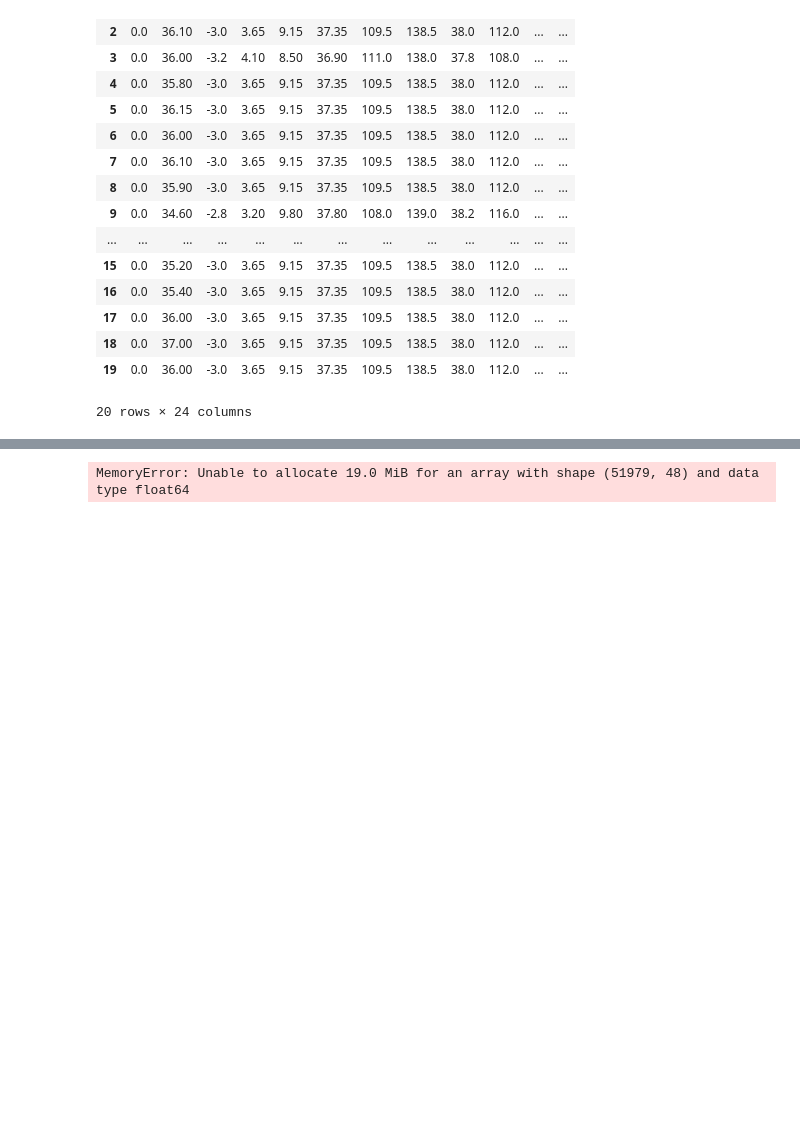
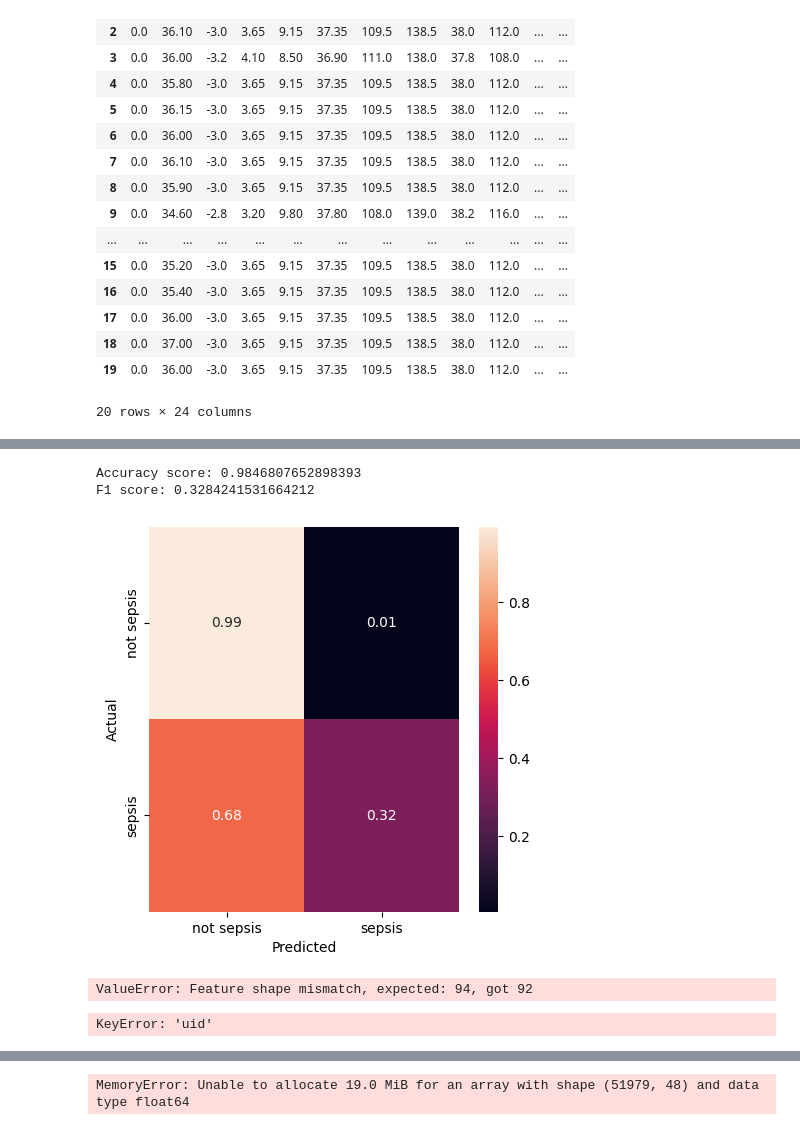
Before and after one commit to carseys/pediatric-sepsis-ml-kaggle, a Jupyter notebook: sepsis-data-preprocessing.ipynb, the cells around one changed output, grey strips where cells are left out. Drawn from its saved outputs; the diff is of its cells as text; code cells hidden in the pictures; blank space fills up the shorter version.

```diff
--- a/sepsis-data-preprocessing.ipynb
+++ b/sepsis-data-preprocessing.ipynb
@@ -699,2 +923,2 @@ def clearing_cols(df: pd.DataFrame, threshold: int):
 # %%
-data_factors_3 = clearing_cols(data_factors_3,10000)
+data_factors_3, cols = post_join_processing_train(data_factors_3,training_data_2,10000)
@@ -923,6 +1072,7 @@ def format_for_modeling(df):
     X = df.iloc[:,column_list].values
     y = df.iloc[:,0].values
     person_id = df.iloc[:,person_id_index].values
+    column_names = df.columns.values[column_list]
 
     gss = GroupShuffleSplit(n_splits=1, test_size=0.2)
     for train_x_index, test_x_index in gss.split(X=X,y=y,groups=person_id):
@@ -941,4 +1091,4 @@ def format_for_modeling(df):
     formatted_data['person_id_train'] = person_id_train
     formatted_data['person_id_test'] = person_id_test
 
-    return formatted_data
+    return formatted_data, column_names
@@ -974,3 +1128,4 @@ def forest_model(data_dictionary: dict):
 # %%
+split_data, column_names = format_for_modeling(data_factors_3)
 forest, preds = forest_model(split_data)
 # %% [output]
@@ -989,0 +1208,39 @@ array([0.03641424, 0.03909368, 0.03385371, 0.01745375, 0.01503592,
+# %%
+def xgb_model(data_dictionary: dict):
+    X_train = data_dictionary['X_train']
+    X_test = data_dictionary['X_test']
+    y_train = data_dictionary['y_train']
+    y_test = data_dictionary['y_test']
+    person_id_train = data_dictionary['person_id_train']
+    person_id_test = data_dictionary['person_id_test']
+
+
+    r_xgb_model = XGBClassifier()
+    r_xgb_model.fit(X_train,y_train)
+
+    y_pred = r_xgb_model.predict(X_test)
+    accuracy = accuracy_score(y_test, y_pred)
+    print(f"Accuracy score: {accuracy}")
+    f1 = f1_score(y_test,y_pred)
+    print(f"F1 score: {f1}")
+
+    cm = confusion_matrix(y_test, y_pred)
+
+    cmn = cm.astype('float') / cm.sum(axis=1)[:, np.newaxis]
+    fig, ax = plt.subplots(figsize=(5,5))
+    sns.heatmap(cmn, annot=True, fmt='.2f', xticklabels=['not sepsis', 'sepsis'], yticklabels=['not sepsis', 'sepsis'])
+    plt.ylabel('Actual')
+    plt.xlabel('Predicted')
+    plt.show(block=False)
+    return r_xgb_model, y_pred
+# %%
+# split_data = format_for_modeling(data_factors_3)
+xgb, preds = xgb_model(split_data)
+# %% [output]
+Accuracy score: 0.9846807652898393
+F1 score: 0.3284241531664212
+[figure, added]
+# %%
+prediction_submission = xgb.predict(test_data_factors_2)
+# %% [output]
+ValueError: Feature shape mismatch, expected: 94, got 92
@@ -989,0 +1256,4 @@ array([0.03641424, 0.03909368, 0.03385371, 0.01745375, 0.01503592,
+# %%
+testpred = make_pred_file(test_data_factors_2,prediction_submission)
+# %% [output]
+KeyError: 'uid'
```
Also changed, not shown: parts of 57 cells of this notebook.
